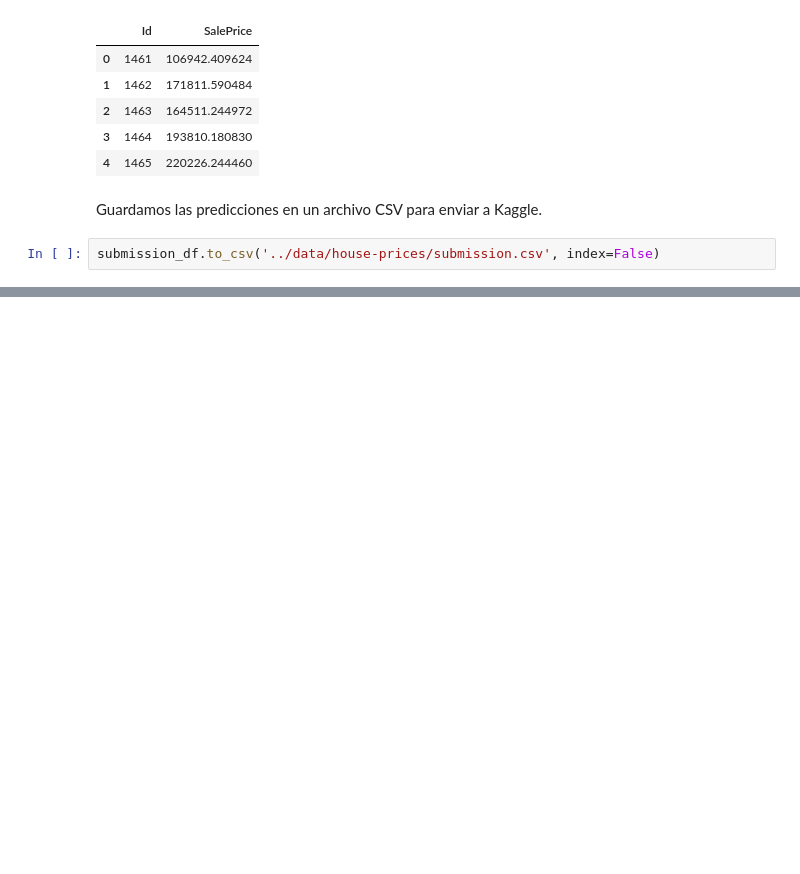
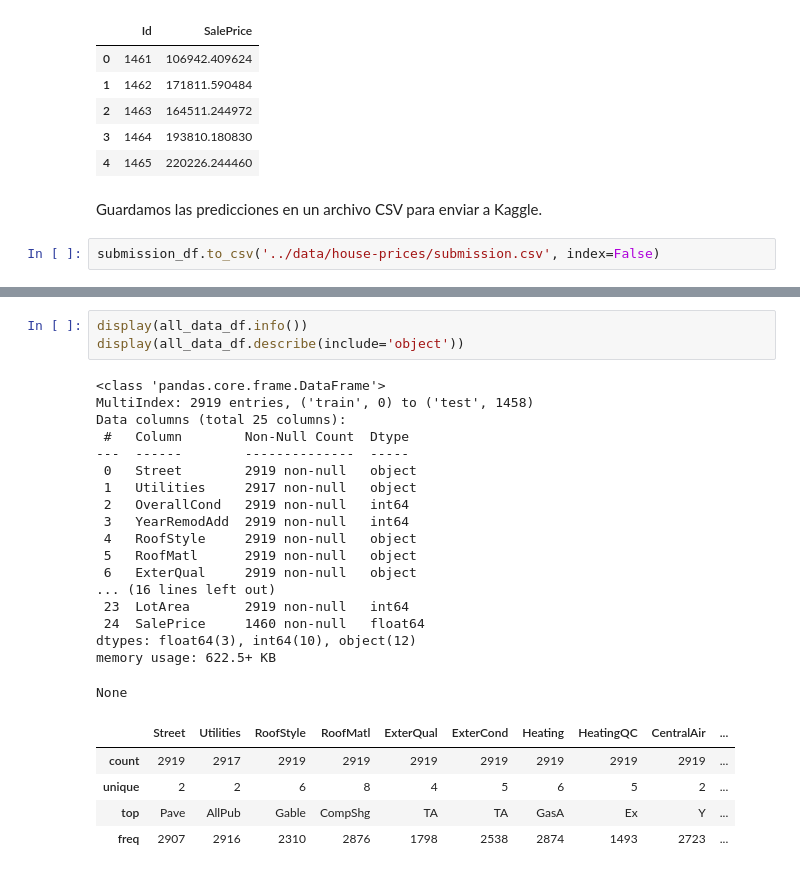
Before and after one commit to Haths-avg/Python_Basics_for_DS, a Jupyter notebook: notebooks/Lesson VI - Kaggle Challenge.ipynb, the cells around one changed output, grey strips where cells are left out. Saved outputs shown, nothing was run; the diff lists cells and outputs as text; blank space fills up the shorter version.

```diff
--- a/notebooks/Lesson VI - Kaggle Challenge.ipynb
+++ b/notebooks/Lesson VI - Kaggle Challenge.ipynb
@@ -421,0 +498,27 @@ submission_df.to_csv('../data/house-prices/submission.csv', index=False)
+# %%
+display(all_data_df.info())
+display(all_data_df.describe(include='object'))
+# %% [output]
+<class 'pandas.core.frame.DataFrame'>
+MultiIndex: 2919 entries, ('train', 0) to ('test', 1458)
+Data columns (total 25 columns):
+ #   Column        Non-Null Count  Dtype
+---  ------        --------------  -----
+ 0   Street        2919 non-null   object
+ 1   Utilities     2917 non-null   object
+ 2   OverallCond   2919 non-null   int64
+ 3   YearRemodAdd  2919 non-null   int64
+ 4   RoofStyle     2919 non-null   object
+ 5   RoofMatl      2919 non-null   object
+ 6   ExterQual     2919 non-null   object
+... (16 lines left out)
+ 23  LotArea       2919 non-null   int64
+ 24  SalePrice     1460 non-null   float64
+dtypes: float64(3), int64(10), object(12)
+memory usage: 622.5+ KB
+None
+|  | Street | Utilities | RoofStyle | RoofMatl | ExterQual | ExterCond | Heating | HeatingQC | CentralAir | ... |
+| count | 2919 | 2917 | 2919 | 2919 | 2919 | 2919 | 2919 | 2919 | 2919 | ... |
+| unique | 2 | 2 | 6 | 8 | 4 | 5 | 6 | 5 | 2 | ... |
+| top | Pave | AllPub | Gable | CompShg | TA | TA | GasA | Ex | Y | ... |
+| freq | 2907 | 2916 | 2310 | 2876 | 1798 | 2538 | 2874 | 1493 | 2723 | ... |
```
Also changed, not shown: parts of 17 cells of this notebook.
